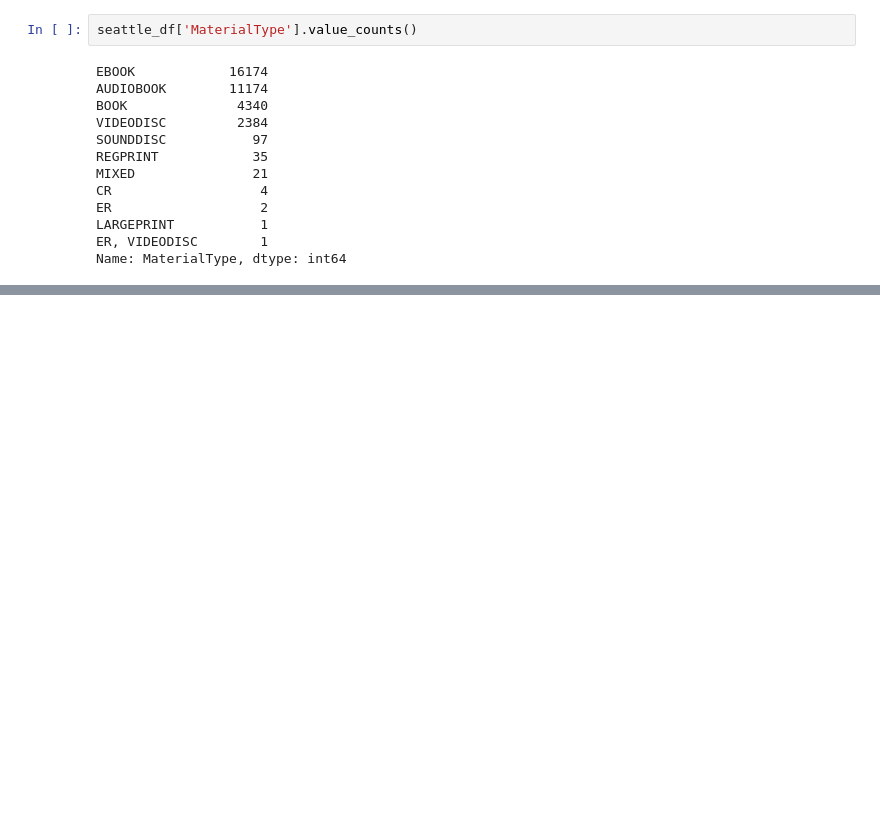
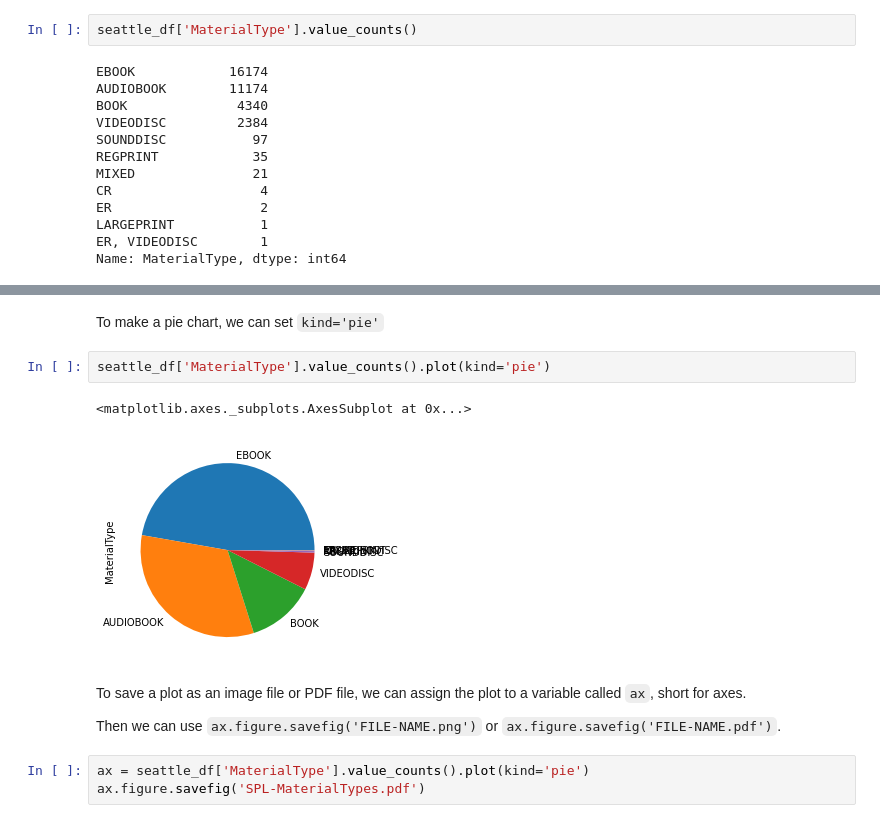
Before and after one commit to melaniewalsh/Data-Analysis-with-Pandas, a Jupyter notebook: 01-Data-Analysis-With-Pandas.ipynb, the cells around one changed output, grey strips where cells are left out. Drawn from its saved outputs; the diff is of its cells as text; blank space fills up the shorter version.

```diff
--- a/01-Data-Analysis-With-Pandas.ipynb
+++ b/01-Data-Analysis-With-Pandas.ipynb
@@ -272,0 +678,14 @@ array([[<matplotlib.axes._subplots.AxesSubplot object at 0x...>,
+# %% [markdown]
+To make a pie chart, we can set `kind='pie'`
+# %%
+seattle_df['MaterialType'].value_counts().plot(kind='pie')
+# %% [output]
+<matplotlib.axes._subplots.AxesSubplot at 0x...>
+[figure, added]
+# %% [markdown]
+To save a plot as an image file or PDF file, we can assign the plot to a variable called `ax`, short for axes.
+
+Then we can use `ax.figure.savefig('FILE-NAME.png')` or `ax.figure.savefig('FILE-NAME.pdf')`.
+# %%
+ax = seattle_df['MaterialType'].value_counts().plot(kind='pie')
+ax.figure.savefig('SPL-MaterialTypes.pdf')
```
Also changed, not shown: parts of 133 cells of this notebook, 5 other files.
